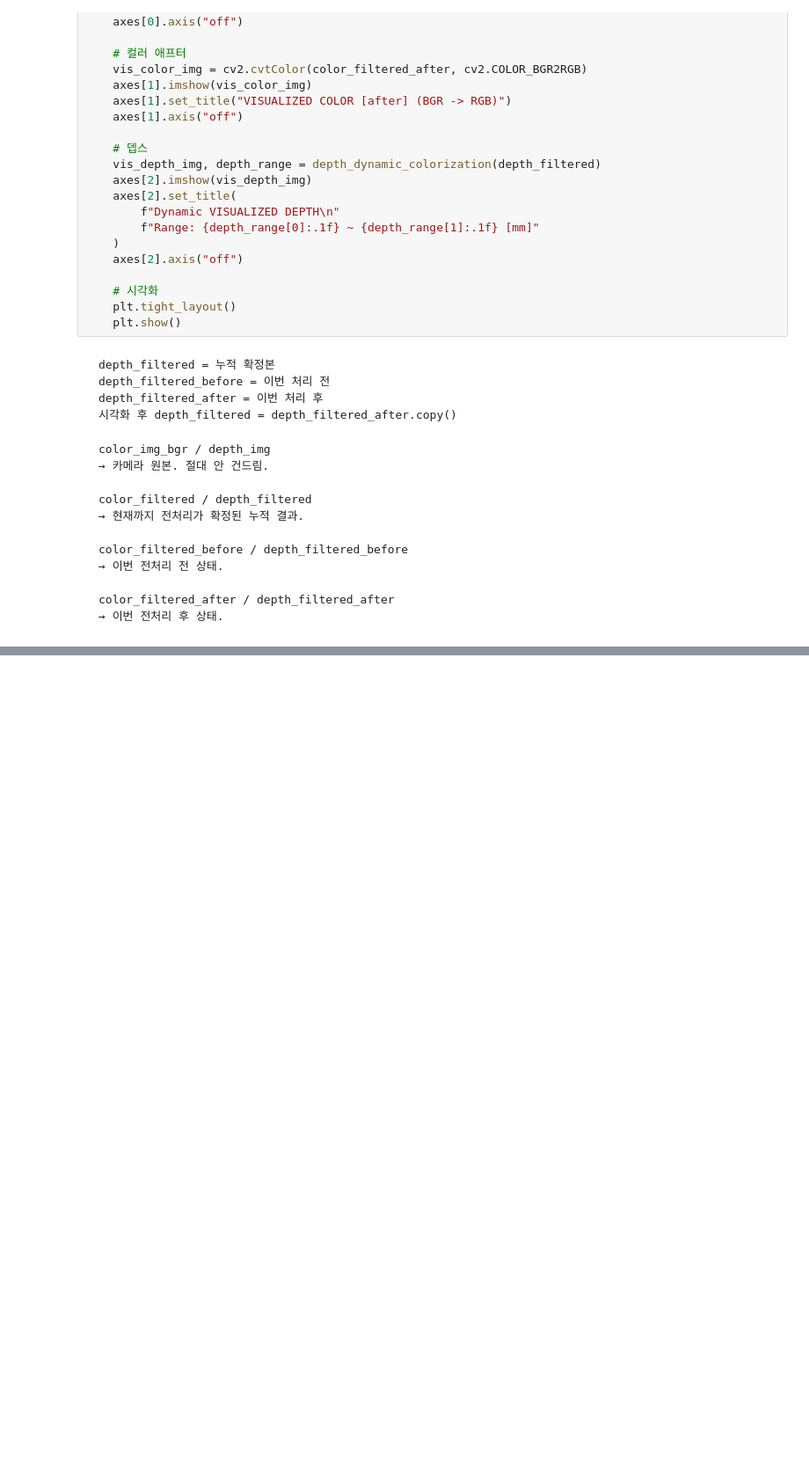
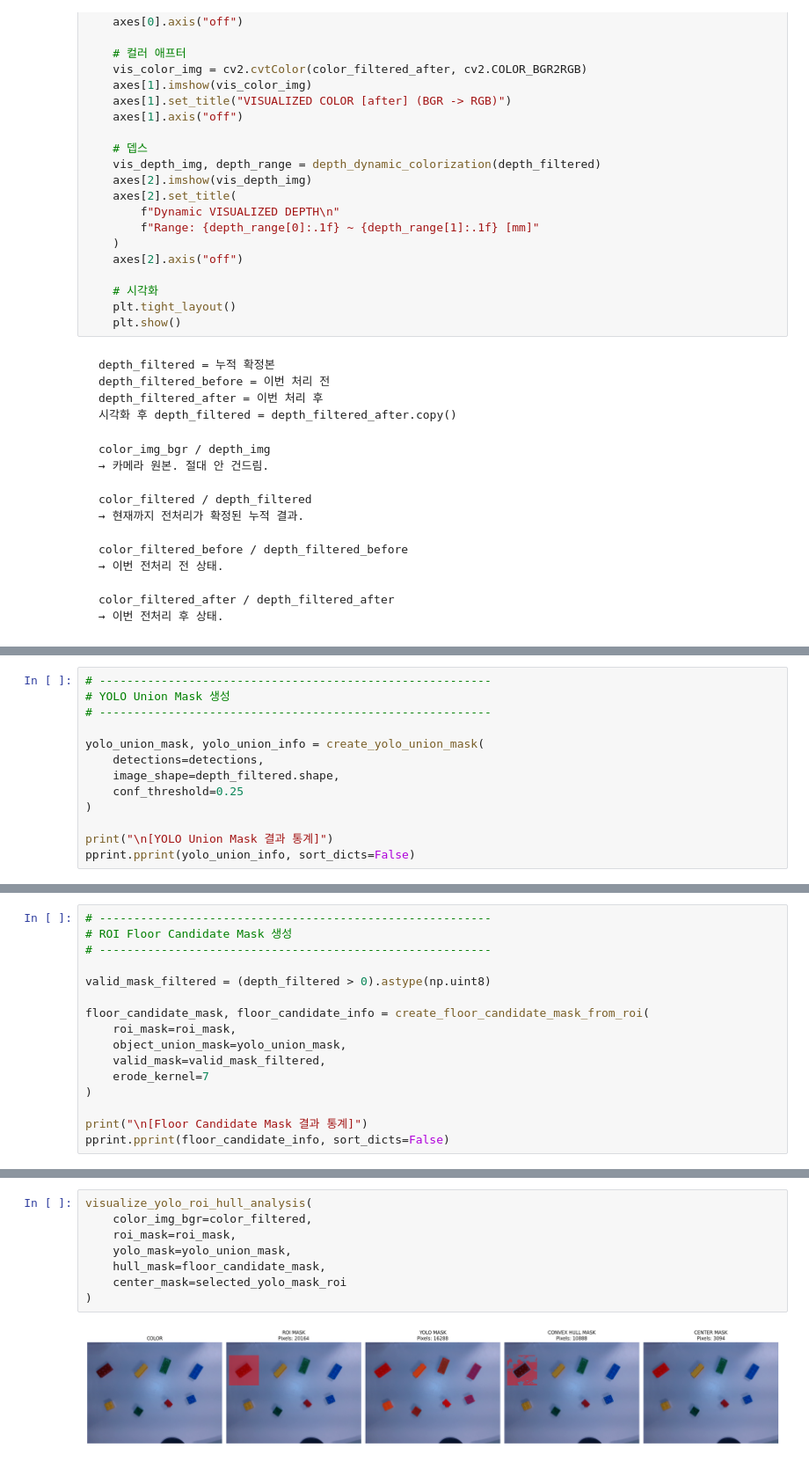
Before and after one commit to engineer0914/pointcloud_test, a Jupyter notebook: INUVision.ipynb, the cells around one changed output, grey strips where cells are left out. Shown at 88% size. Cells and saved outputs as stored; diff of their text form; blank space fills up the shorter version.

```diff
--- a/INUVision.ipynb
+++ b/INUVision.ipynb
@@ -3040,0 +3548,13 @@ visualize_masks_overlay(
+# %%
+# ---------------------------------------------------------
+# YOLO Union Mask 생성
+# ---------------------------------------------------------
+
+yolo_union_mask, yolo_union_info = create_yolo_union_mask(
+    detections=detections,
+    image_shape=depth_filtered.shape,
+    conf_threshold=0.25
+)
+
+print("\n[YOLO Union Mask 결과 통계]")
+pprint.pprint(yolo_union_info, sort_dicts=False)
@@ -3040,0 +3569,16 @@ visualize_masks_overlay(
+# %%
+# ---------------------------------------------------------
+# ROI Floor Candidate Mask 생성
+# ---------------------------------------------------------
+
+valid_mask_filtered = (depth_filtered > 0).astype(np.uint8)
+
+floor_candidate_mask, floor_candidate_info = create_floor_candidate_mask_from_roi(
+    roi_mask=roi_mask,
+    object_union_mask=yolo_union_mask,
+    valid_mask=valid_mask_filtered,
+    erode_kernel=7
+)
+
+print("\n[Floor Candidate Mask 결과 통계]")
+pprint.pprint(floor_candidate_info, sort_dicts=False)
@@ -3040,0 +3711,10 @@ visualize_masks_overlay(
+# %%
+visualize_yolo_roi_hull_analysis(
+    color_img_bgr=color_filtered,
+    roi_mask=roi_mask,
+    yolo_mask=yolo_union_mask,
+    hull_mask=floor_candidate_mask,
+    center_mask=selected_yolo_mask_roi
+)
+# %% [output]
+[figure, added]
```
Also changed, not shown: parts of 98 cells of this notebook, 2 other files.
